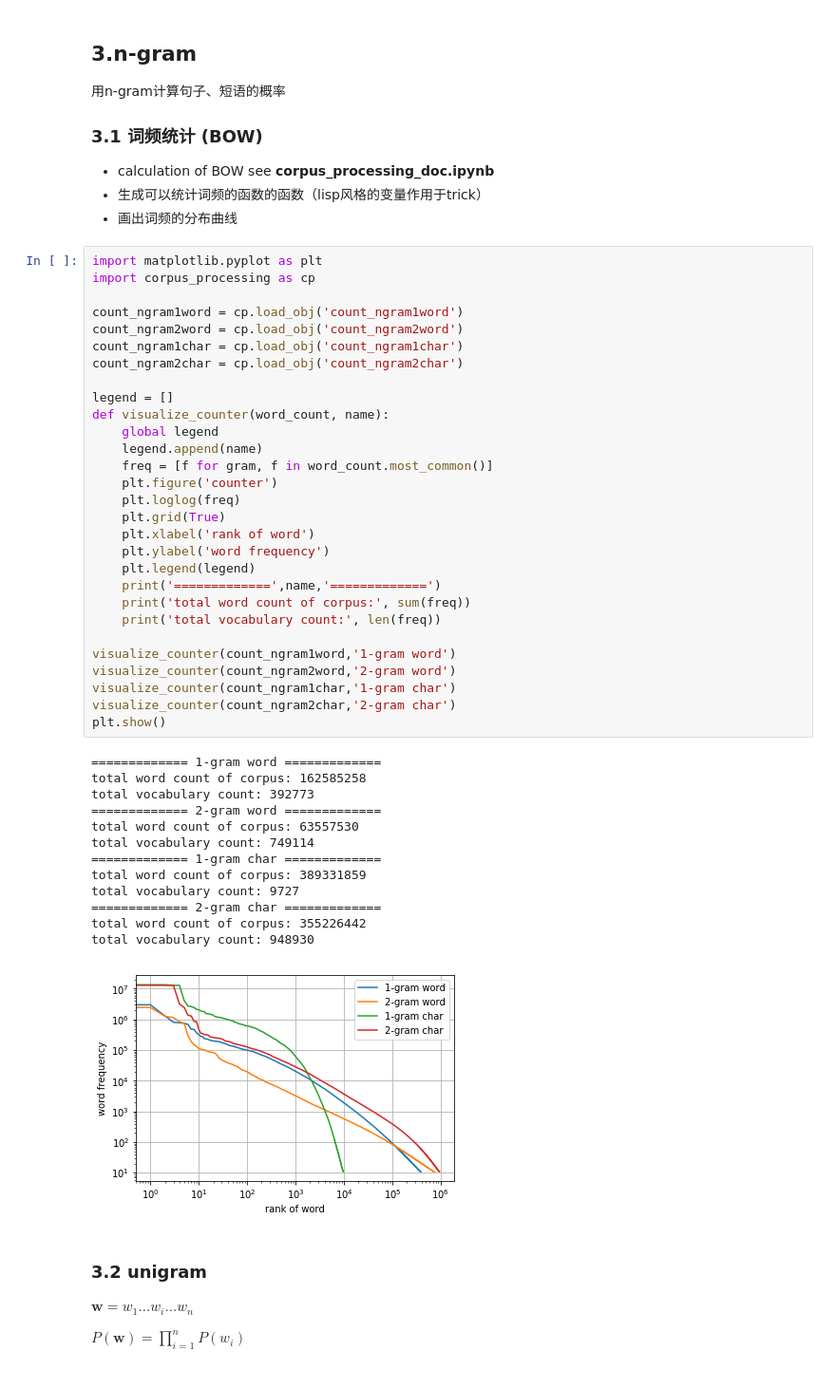
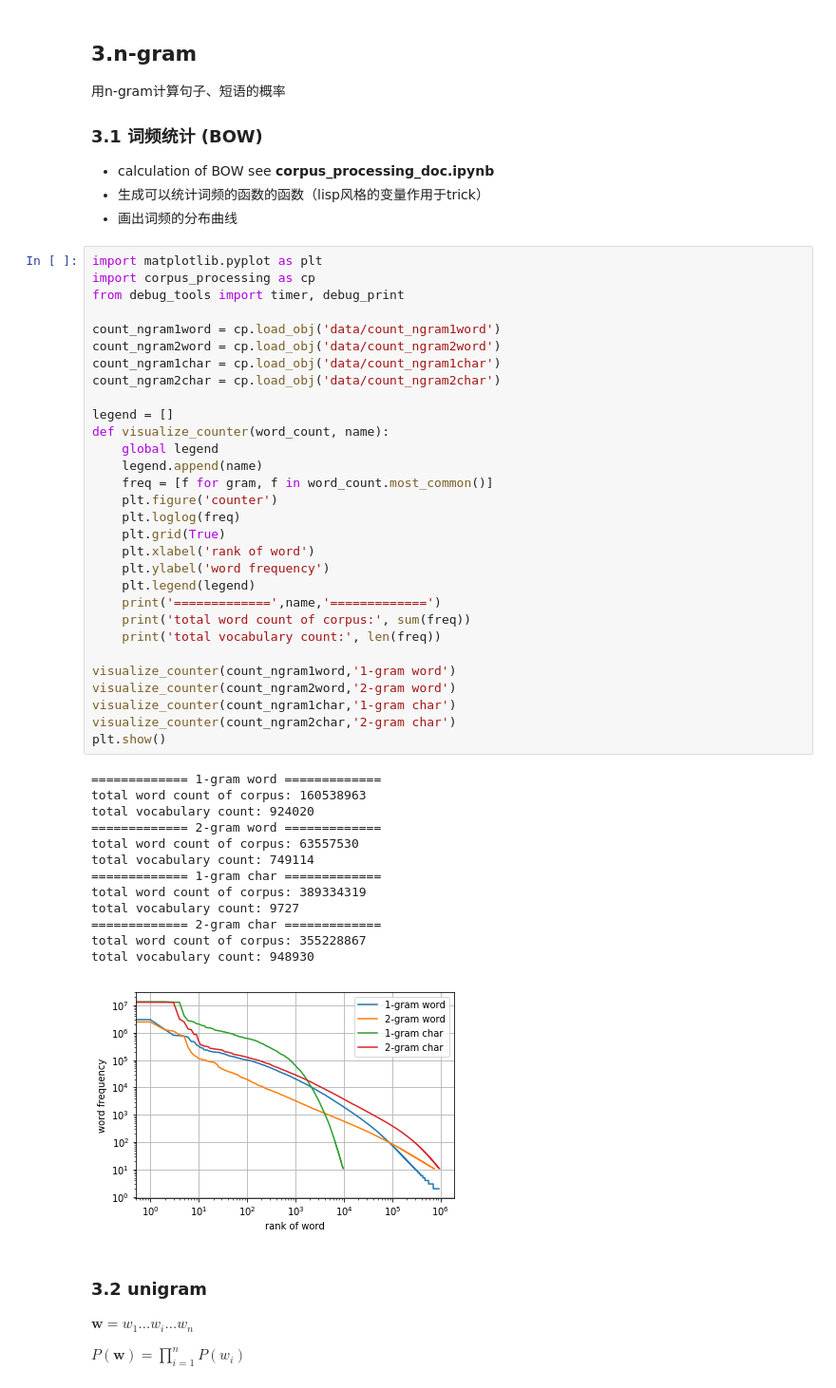
Before and after one commit to LuanBoheng/NLP-course, a Jupyter notebook: week_2/week2_recode.ipynb, the cells around one changed output. Shown: that part at 95% size. Saved outputs shown, nothing was run; the diff lists cells and outputs as text.

Commit message:
debug tools & 2gram

```diff
--- a/week_2/week2_recode.ipynb
+++ b/week_2/week2_recode.ipynb
@@ -19,46 +19,47 @@ notes:
 # %%
 import matplotlib.pyplot as plt
 import corpus_processing as cp
+from debug_tools import timer, debug_print
 
-count_ngram1word = cp.load_obj('count_ngram1word')
-count_ngram2word = cp.load_obj('count_ngram2word')
-count_ngram1char = cp.load_obj('count_ngram1char')
-count_ngram2char = cp.load_obj('count_ngram2char')
+count_ngram1word = cp.load_obj('data/count_ngram1word')
+count_ngram2word = cp.load_obj('data/count_ngram2word')
+count_ngram1char = cp.load_obj('data/count_ngram1char')
+count_ngram2char = cp.load_obj('data/count_ngram2char')
 
 legend = []
 def visualize_counter(word_count, name):
     global legend
     legend.append(name)
     freq = [f for gram, f in word_count.most_common()]
     plt.figure('counter')
     plt.loglog(freq)
     plt.grid(True)
     plt.xlabel('rank of word')
     plt.ylabel('word frequency')
     plt.legend(legend)
     print('=============',name,'=============')
     print('total word count of corpus:', sum(freq))
     print('total vocabulary count:', len(freq))
 
 visualize_counter(count_ngram1word,'1-gram word')
 visualize_counter(count_ngram2word,'2-gram word')
 visualize_counter(count_ngram1char,'1-gram char')
 visualize_counter(count_ngram2char,'2-gram char')
 plt.show()
 # %% [output]
 ============= 1-gram word =============
-total word count of corpus: 162585258
-total vocabulary count: 392773
+total word count of corpus: 160538963
+total vocabulary count: 924020
 ============= 2-gram word =============
 total word count of corpus: 63557530
 total vocabulary count: 749114
 ============= 1-gram char =============
-total word count of corpus: 389331859
+total word count of corpus: 389334319
 total vocabulary count: 9727
 ============= 2-gram char =============
-total word count of corpus: 355226442
+total word count of corpus: 355228867
 total vocabulary count: 948930
-[figure, old version]
+[figure, new version]
 # %% [markdown]
 ### 3.2 unigram
 $\textbf{w} = w_1...w_i...w_n$
```
Also changed, not shown: parts of 6 cells of this notebook, 5 other files.
